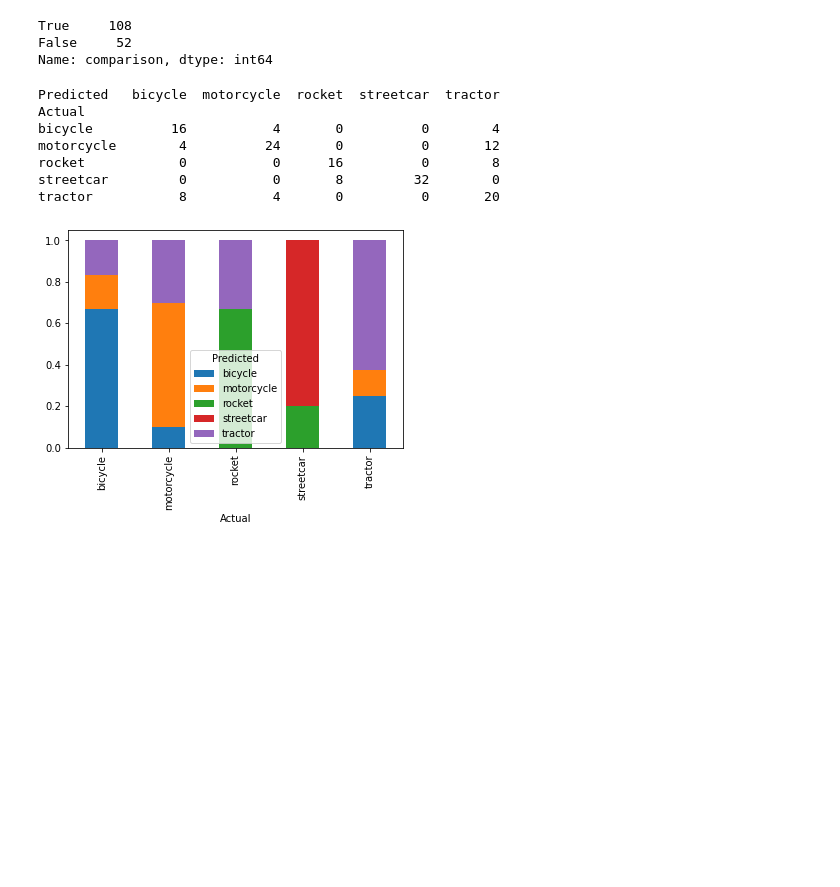
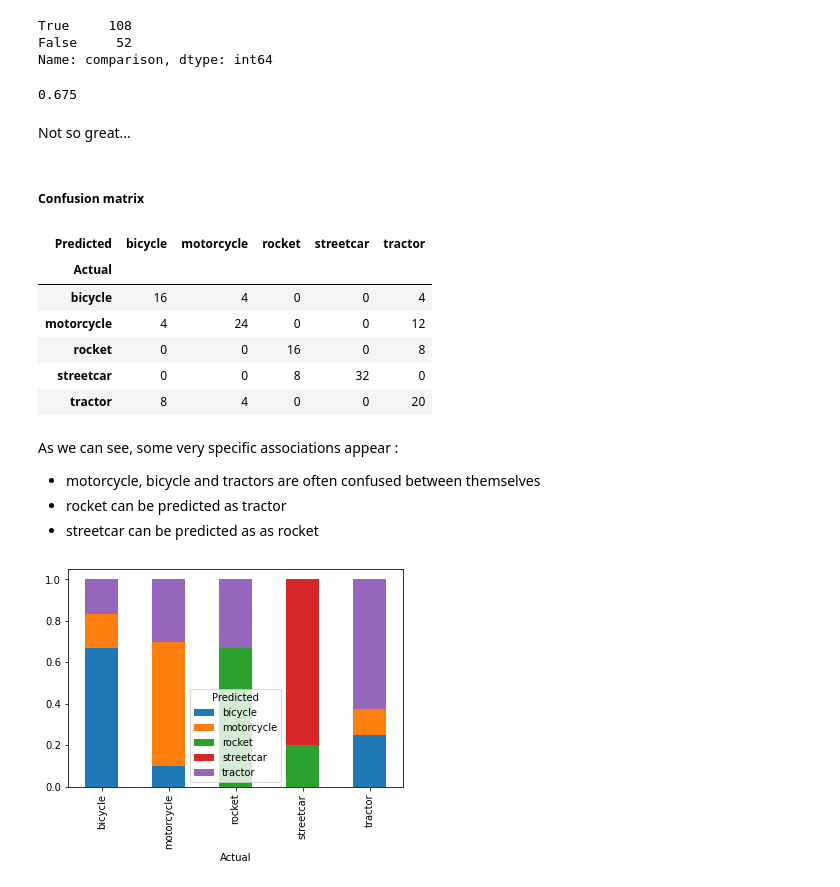
Before and after one commit to cyanmage/work-scones-project-nanodegree-project, a Jupyter notebook: project/batch-classification.ipynb, the cells around one changed output. Cells and saved outputs as stored; diff of their text form; code cells hidden in the pictures; blank space fills up the shorter version.

Commit message:
Confusion matrix explained

```diff
--- a/project/batch-classification.ipynb
+++ b/project/batch-classification.ipynb
@@ -859,17 +867,31 @@ False     52
 Name: comparison, dtype: int64
 # %%
 #pd.crosstab(index=df_results['comparison'].value_counts(), columns="proportions", normalize='index')
+# %%
+accuracy = 108/(52+108)
+accuracy
+# %% [output]
+0.675
+# %% [markdown]
+Not so great...
+# %% [markdown]
+##### Confusion matrix
 # %%
 confusion_matrix = pd.crosstab(df_results['real type name'], df_results['infered type'], rownames= ['Actual'], colnames= ['Predicted'])
-print (confusion_matrix)
+confusion_matrix
 # %% [output]
-Predicted   bicycle  motorcycle  rocket  streetcar  tractor
-Actual
-bicycle          16           4       0          0        4
-motorcycle        4          24       0          0       12
-rocket            0           0      16          0        8
-streetcar         0           0       8         32        0
-tractor           8           4       0          0       20
+| Predicted | bicycle | motorcycle | rocket | streetcar | tractor |
+| Actual |  |  |  |  |  |
+| bicycle | 16 | 4 | 0 | 0 | 4 |
+| motorcycle | 4 | 24 | 0 | 0 | 12 |
+| rocket | 0 | 0 | 16 | 0 | 8 |
+| streetcar | 0 | 0 | 8 | 32 | 0 |
+| tractor | 8 | 4 | 0 | 0 | 20 |
+# %% [markdown]
+As we can see, some very specific associations appear :
+- motorcycle, bicycle and tractors are often confused between themselves
+- rocket can be predicted as tractor
+- streetcar can be predicted as as rocket
 # %%
 #pd.crosstab(df.Region, df.Type, normalize='index').plot.bar(stacked=True)
 pd.crosstab(df_results['real type name'], df_results['infered type'], rownames= ['Actual'], colnames= ['Predicted'], normalize='index') \
```
Also changed, not shown: parts of 22 cells of this notebook.
